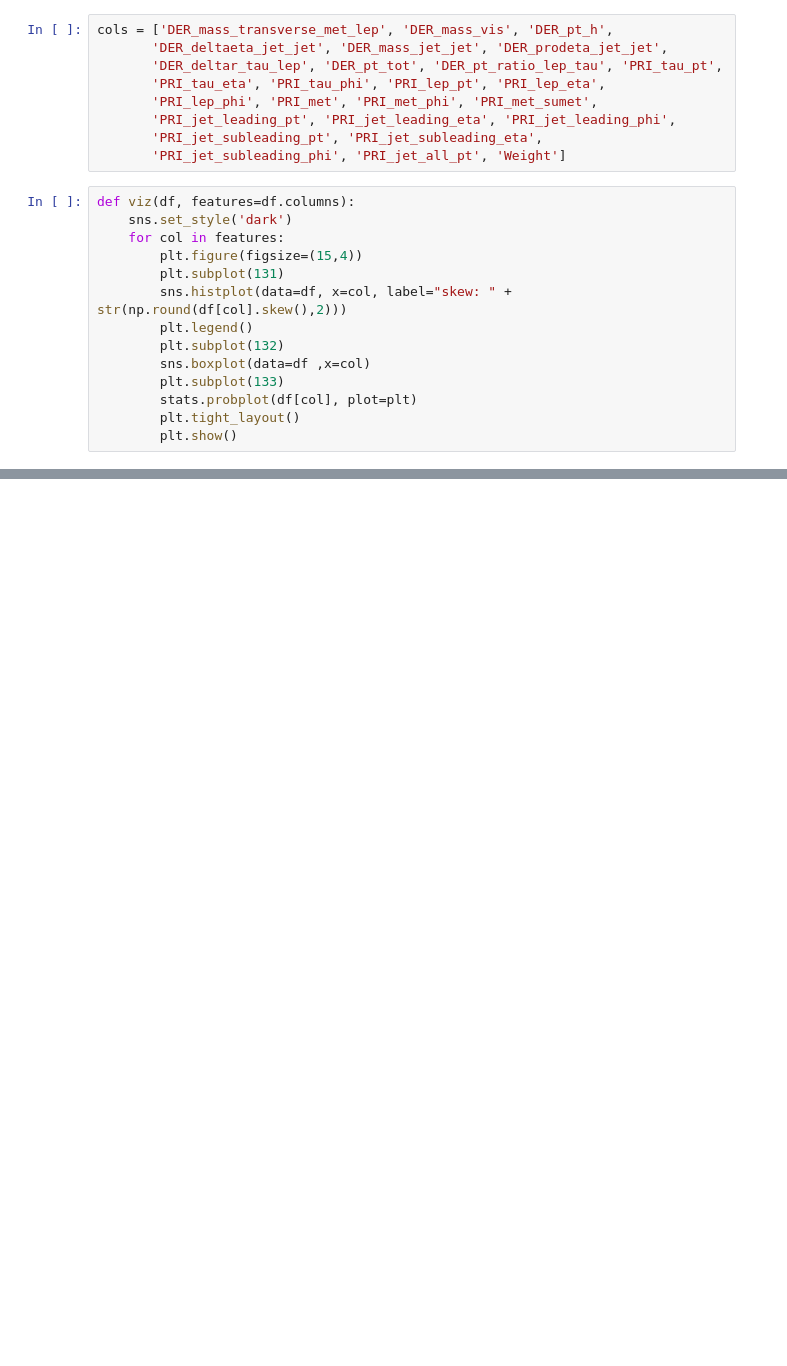
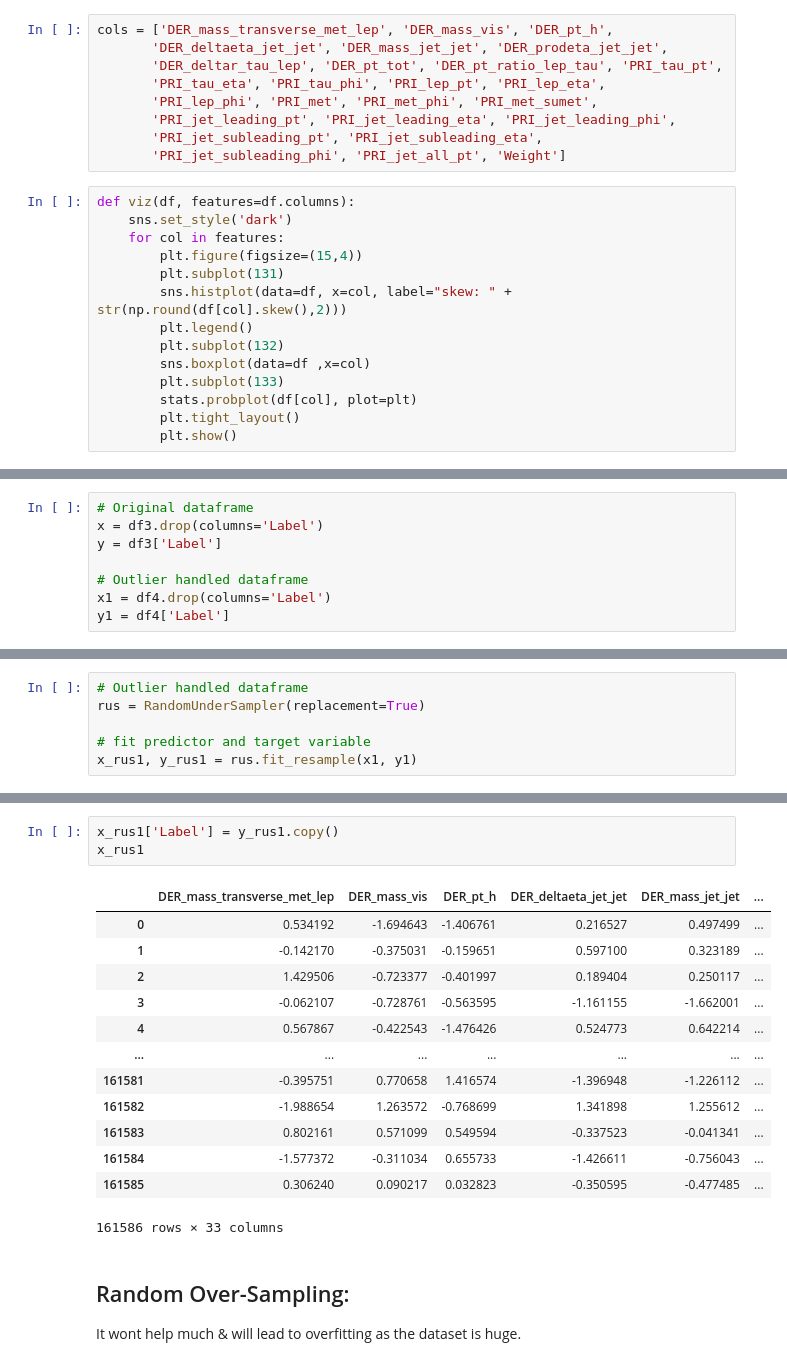
Before and after one commit to Deepankar-98/higgs_boson_kaggle, a Jupyter notebook: notebooks/02-Multicolinearity, outlier handling and visualizing.ipynb, the cells around one changed output, grey strips where cells are left out. Cells and saved outputs as stored; diff of their text form; blank space fills up the shorter version.

```diff
--- a/notebooks/02-Multicolinearity, outlier handling and visualizing.ipynb
+++ b/notebooks/02-Multicolinearity, outlier handling and visualizing.ipynb
@@ -374,0 +382,8 @@ viz(df4, cols)
+# %%
+# Original dataframe
+x = df3.drop(columns='Label')
+y = df3['Label']
+
+# Outlier handled dataframe
+x1 = df4.drop(columns='Label')
+y1 = df4['Label']
@@ -374,0 +419,6 @@ viz(df4, cols)
+# %%
+# Outlier handled dataframe
+rus = RandomUnderSampler(replacement=True)
+
+# fit predictor and target variable
+x_rus1, y_rus1 = rus.fit_resample(x1, y1)
@@ -374,0 +438,21 @@ viz(df4, cols)
+# %%
+x_rus1['Label'] = y_rus1.copy()
+x_rus1
+# %% [output]
+|  | DER_mass_transverse_met_lep | DER_mass_vis | DER_pt_h | DER_deltaeta_jet_jet | DER_mass_jet_jet | ... |
+| 0 | 0.534192 | -1.694643 | -1.406761 | 0.216527 | 0.497499 | ... |
+| 1 | -0.142170 | -0.375031 | -0.159651 | 0.597100 | 0.323189 | ... |
+| 2 | 1.429506 | -0.723377 | -0.401997 | 0.189404 | 0.250117 | ... |
+| 3 | -0.062107 | -0.728761 | -0.563595 | -1.161155 | -1.662001 | ... |
+| 4 | 0.567867 | -0.422543 | -1.476426 | 0.524773 | 0.642214 | ... |
+| ... | ... | ... | ... | ... | ... | ... |
+| 161581 | -0.395751 | 0.770658 | 1.416574 | -1.396948 | -1.226112 | ... |
+| 161582 | -1.988654 | 1.263572 | -0.768699 | 1.341898 | 1.255612 | ... |
+| 161583 | 0.802161 | 0.571099 | 0.549594 | -0.337523 | -0.041341 | ... |
+| 161584 | -1.577372 | -0.311034 | 0.655733 | -1.426611 | -0.756043 | ... |
+| 161585 | 0.306240 | 0.090217 | 0.032823 | -0.350595 | -0.477485 | ... |
+161586 rows × 33 columns
+# %% [markdown]
+## Random Over-Sampling:
+
+It wont help much & will lead to overfitting as the dataset is huge.
```
Also changed, not shown: parts of 26 cells of this notebook, 1 other file.
